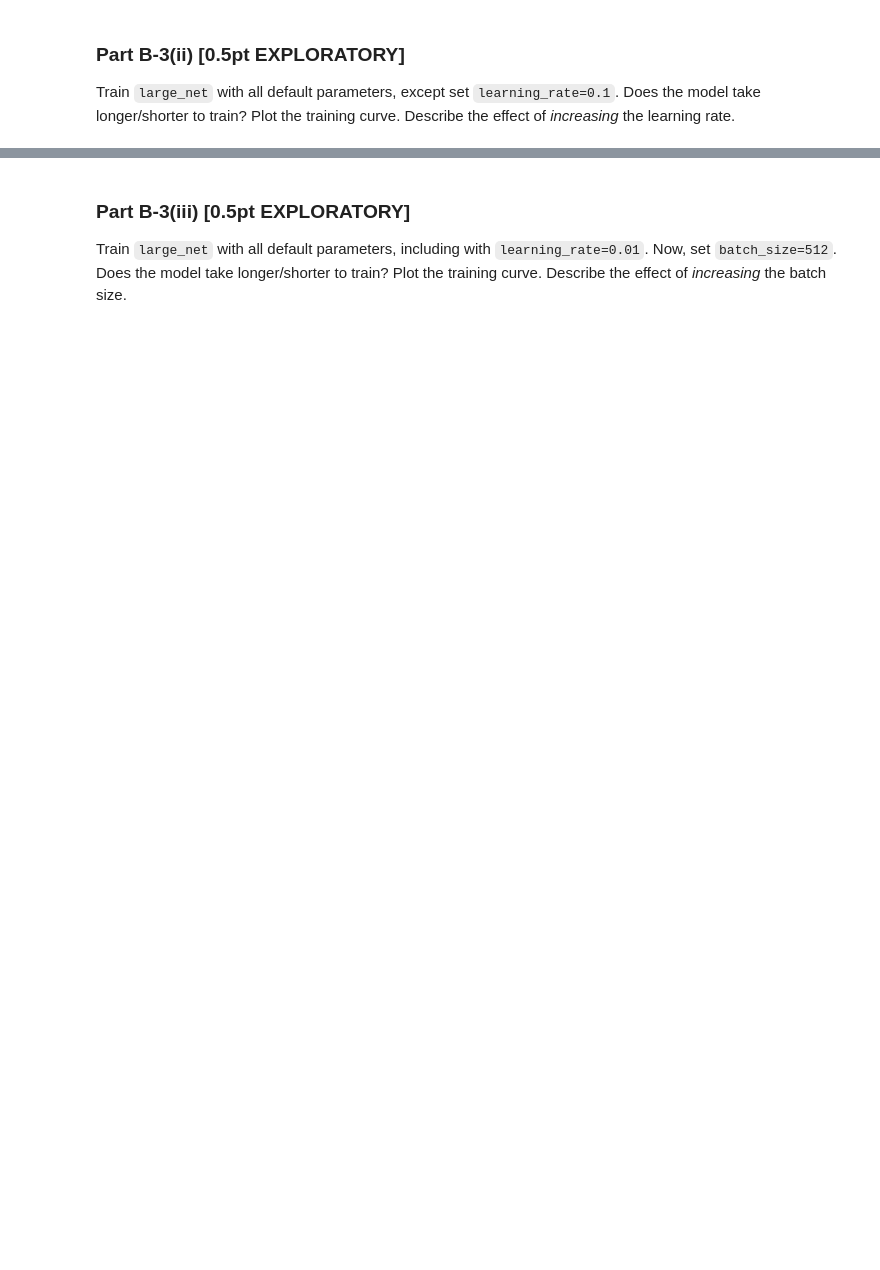
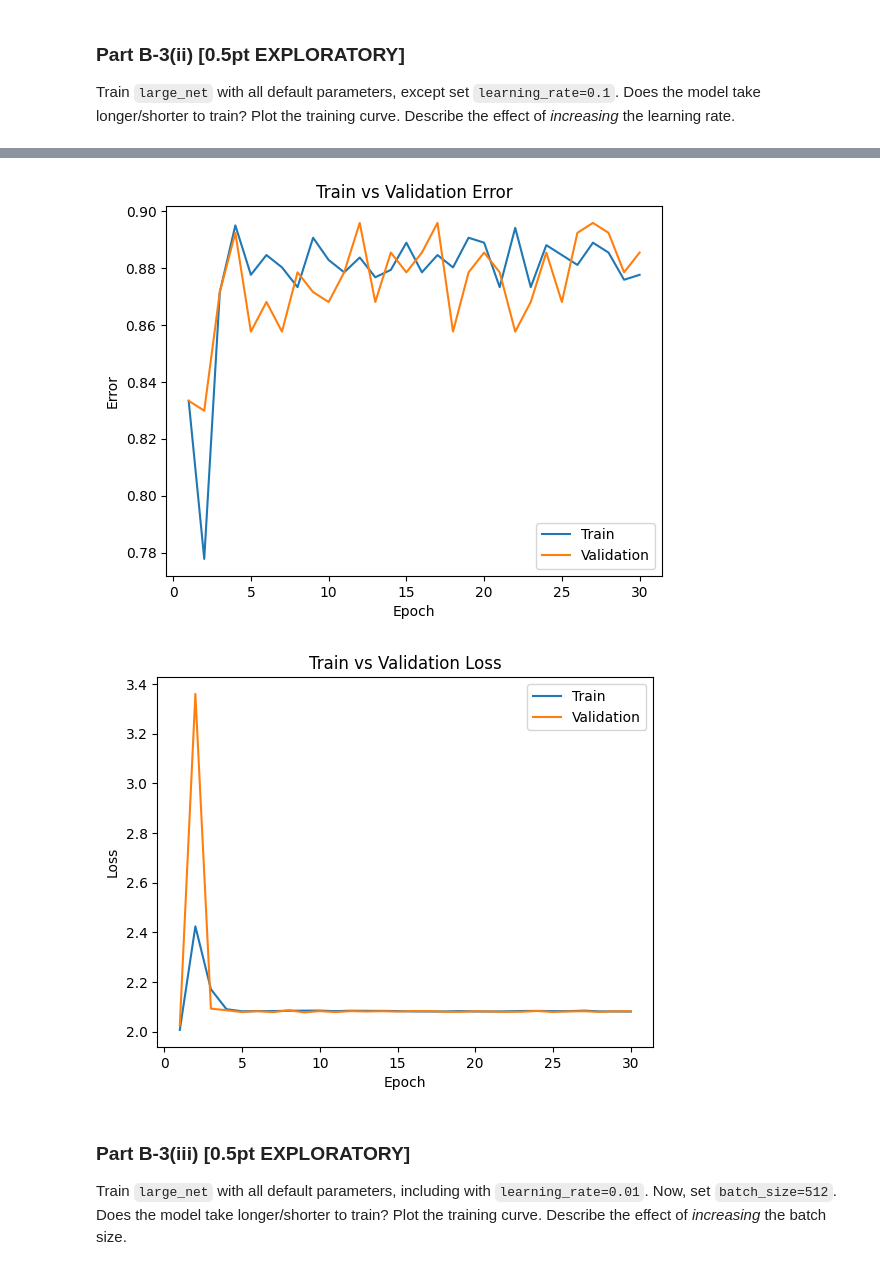
Before and after one commit to Fulankeee/MIE1517-Project-1, a Jupyter notebook: A1.ipynb, the cells around one changed output, grey strips where cells are left out. Cells and saved outputs as stored; diff of their text form; code cells hidden in the pictures; blank space fills up the shorter version.

```diff
--- a/A1.ipynb
+++ b/A1.ipynb
@@ -896,3 +958,13 @@ Does the model take longer/shorter to train?
 Plot the training curve. Describe the effect of *increasing* the learning rate.
 # %%
 # TO BE COMPLETED
+large_net = LargeNet()
+start_time = time.time()
+train_net(large_net, batch_size=64, learning_rate=0.1, num_epochs=30)
+end_time = time.time()
+elapsed_time = end_time - start_time
+print(f"Total time elapsed: {elapsed_time:.2f} seconds")
+
+model_name = get_model_name("large", batch_size=64, learning_rate=0.1, epoch=29)
+plot_training_curve(model_name)
+# %% [output]
@@ -899,3 +988,5 @@ Plot the training curve. Describe the effect of *increasing* the learning rate.
+[figure, added]
+[figure, added]
 # %%
 '''
 PROVIDE YOUR ANSWER BELOW
```
Also changed, not shown: parts of 27 cells of this notebook.
